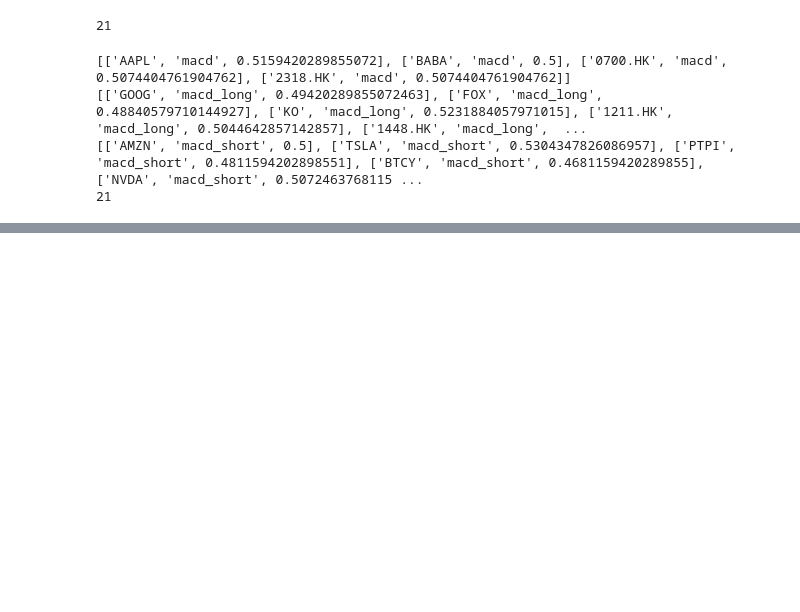
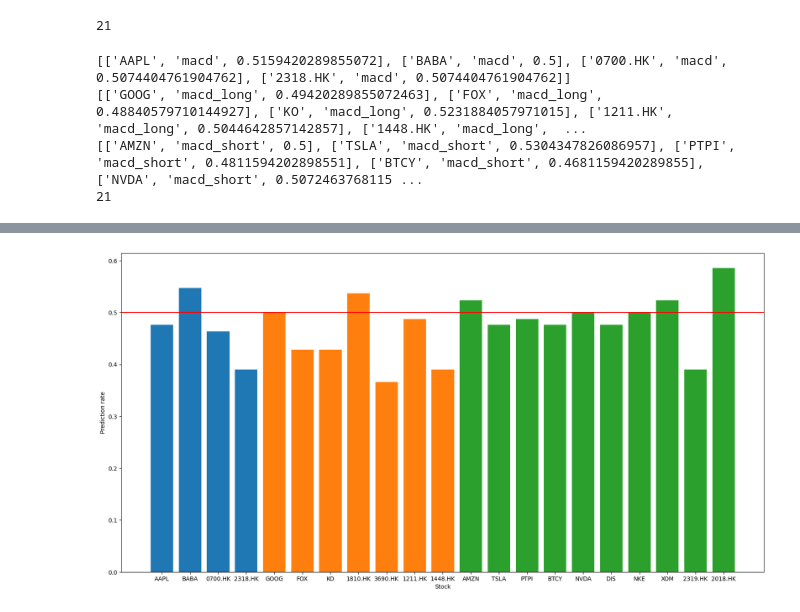
Before and after one commit to Kevinthinker168/ARIN7600-Capstone, a Jupyter notebook: Liangfan Xiao analysis/MACD 单分析.ipynb, the cells around one changed output, grey strips where cells are left out. Cells and saved outputs as stored; diff of their text form; code cells hidden in the pictures; blank space fills up the shorter version.

```diff
--- a/Liangfan Xiao analysis/MACD 单分析.ipynb
+++ b/Liangfan Xiao analysis/MACD 单分析.ipynb
@@ -304,0 +390,20 @@ plt.show()
+# %%
+rate_col3=[]
+holding_col3=[]
+strategy_col3=[]
+#MACD_long
+for i in stock_name3:
+    stock_data=pct_change(i,start,end)
+    stock_data=stock_data.copy()
+    stock_data=MACD_long(stock_data)
+
+    rate, holding, strategy = revenue(stock_data)
+    rate_col3.append(rate[0])
+    holding_col3.append(holding[0])
+    strategy_col3.append(strategy[0])
+    print("Stock_name: ",i," Predicition rate:{:.5f} ".format(rate[0])," holding return:{:.6f} ".format(holding[0])," MACD return:{:.6f} ".format(strategy[0]))
+    if holding> strategy:
+        print("better holding")
+    else:
+        print("better follow strategy")
+    print()
@@ -304,0 +428,20 @@ plt.show()
+# %%
+plt.figure(figsize=(20, 10))
+
+plt.bar(stock_name1,rate_col1)
+plt.bar(stock_name2,rate_col2)
+plt.bar(stock_name3,rate_col3)
+
+
+
+
+
+#plt.legend()
+
+plt.axhline(y=0.5, color='red')
+# 添加标签和标题
+plt.xlabel('Stock')
+plt.ylabel('Prediction rate')
+plt.savefig('test_data1.png')
+# %% [output]
+[figure, added]
```
Also changed, not shown: parts of 8 cells of this notebook, 4 other files.
